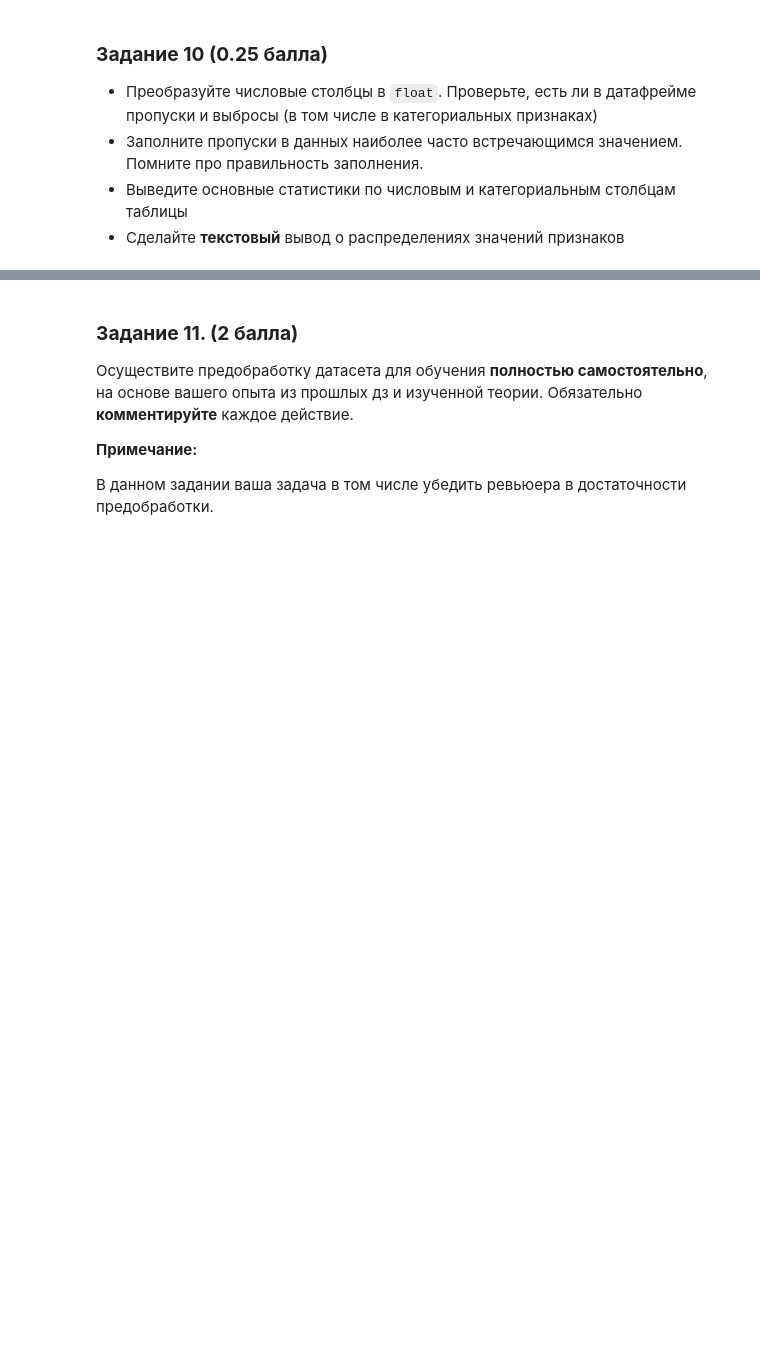
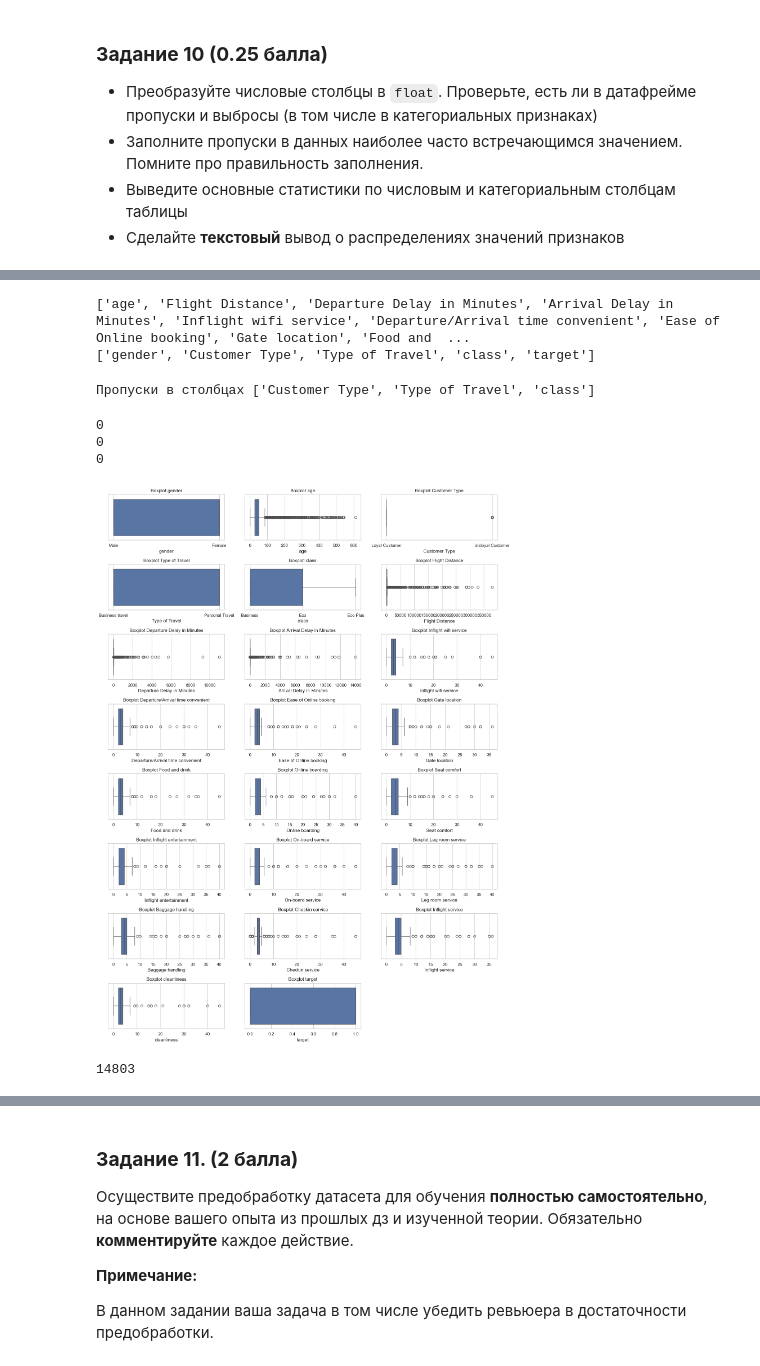
Before and after one commit to InnaBoby/ML_HSE, a Jupyter notebook: HW_4/AI_HW4_woodenML_pro.ipynb, the cells around one changed output, grey strips where cells are left out. Cells and saved outputs as stored; diff of their text form; code cells hidden in the pictures; blank space fills up the shorter version.

```diff
--- a/HW_4/AI_HW4_woodenML_pro.ipynb
+++ b/HW_4/AI_HW4_woodenML_pro.ipynb
@@ -1135,7 +1131,7 @@ assert df.shape == (129_549, 23)
 # %% [markdown]
 Разобьем датасет на тренировочную и тестовую части. Тестовую часть отложим надолго -- до самого конца этого ноутбука.
 # %%
-df_train = df[df.target != '-']
+df_train = df_copy[df_copy.target != '-']
 
 df_train.head()
 # %% [output]
@@ -1184,0 +1211,62 @@ assert X_val.shape == (31_094, 22)
+# %%
+print(num_cols)
+print(cat_cols)
+# %% [output]
+['age', 'Flight Distance', 'Departure Delay in Minutes', 'Arrival Delay in Minutes', 'Inflight wifi service', 'Departure/Arrival time convenient', 'Ease of Online booking', 'Gate location', 'Food and  ...
+['gender', 'Customer Type', 'Type of Travel', 'class', 'target']
+# %%
+#закодируем target в 1-0
+df_train['target']=df_train['target'].apply(lambda x: 1 if x == 'satisfied' else 0)
+# %%
+#пропуски есть в категориальных столбцах, не знаю, почему они не заполняются. Пробовала и fillna и replace - не заполнились никак
+cols_with_nans = []
+for col in df_train.columns:
+  if df_train[col].isnull().sum() > 0:
+    cols_with_nans.append(col)
+print(f'Пропуски в столбцах {cols_with_nans}')
+# %% [output]
+Пропуски в столбцах ['Customer Type', 'Type of Travel', 'class']
+# %%
+#SimpleImputer вроде помог ...
+from sklearn.impute import SimpleImputer
+imputer = SimpleImputer(strategy='most_frequent')
+df_train [['Customer Type', 'Type of Travel', 'class']] = imputer.fit_transform(df_train[['Customer Type', 'Type of Travel', 'class']])
+
+for col in ['Customer Type', 'Type of Travel', 'class']:
+  print(df_train[col].isnull().sum())
+# %% [output]
+0
+0
+0
+# %%
+#рисуем сетку
+fig, ax = plt.subplots(nrows=round(len(df_train.columns.to_list())/3), ncols=3, figsize=(15, 20))
+ax = ax.flatten()
+#рисуем боксплоты
+for i, col in enumerate(df_train.columns):
+    sns.boxplot(x=df_train[col], ax=ax[i])
+    ax[i].set_title(f'Boxplot {col}')
+#удаляем пустые ячейки сетки
+for j in range(i + 1, len(ax)):
+    fig.delaxes(ax[j])
+plt.tight_layout()
+plt.show()
+
+#выбросы есть
+# %% [output]
+[figure, added]
+# %%
+remove_indexes=set()
+for col in num_cols:
+    Q1 = df_train[col].quantile(0.25)
+    Q3 = df_train[col].quantile(0.75)
+    IQR = Q3 - Q1
+    upper = Q3+2*IQR
+    lower = Q1-2*IQR
+    remove_indexes.update(set(df_train[df_train[col]<lower].index))
+    remove_indexes.update(set(df_train[df_train[col]>upper].index))
+
+print(len(remove_indexes))
+df_train_clean = df_train[~df_train.index.isin(remove_indexes)]
+# %% [output]
+14803
```
Also changed, not shown: parts of 37 cells of this notebook.
